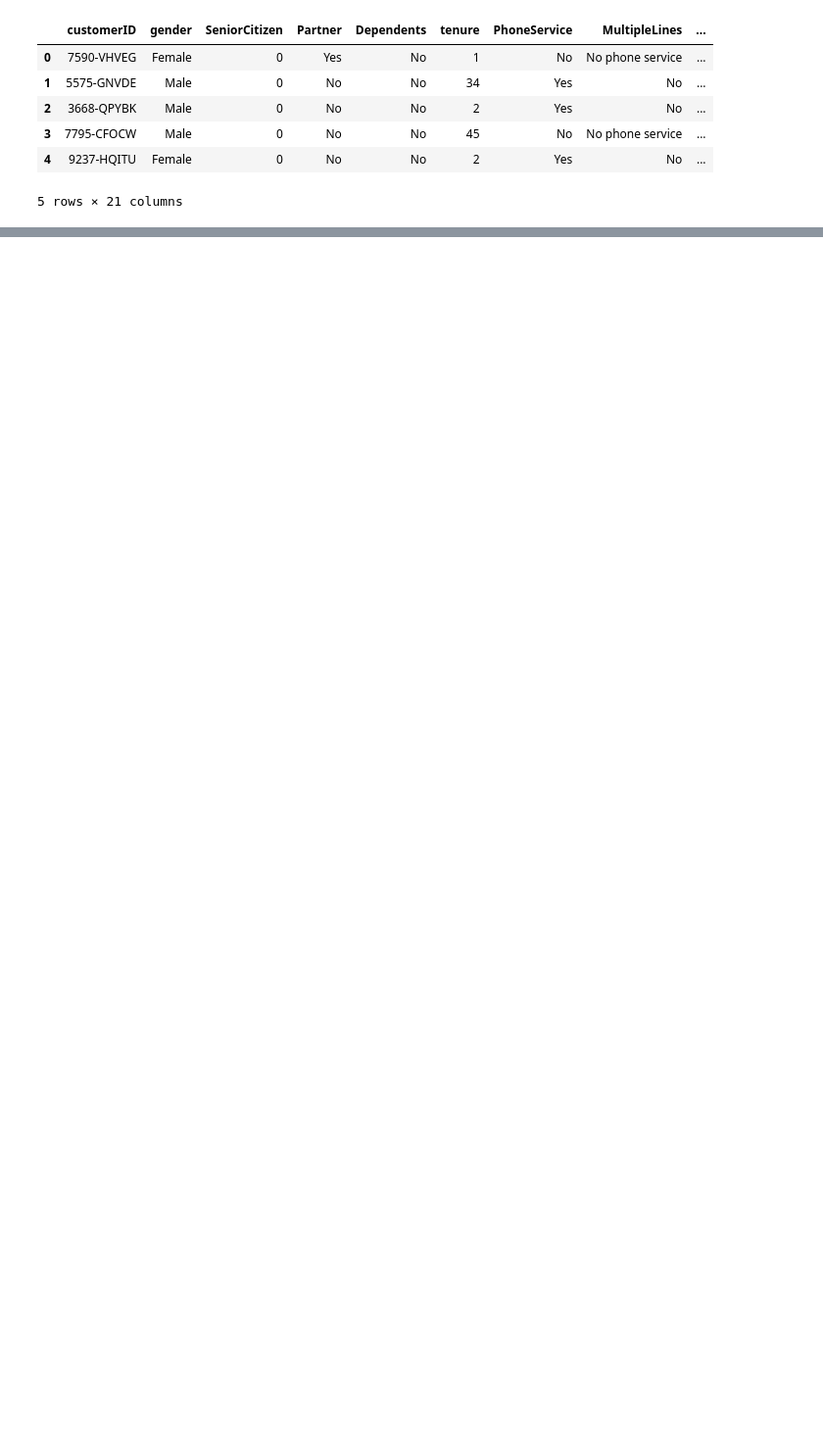
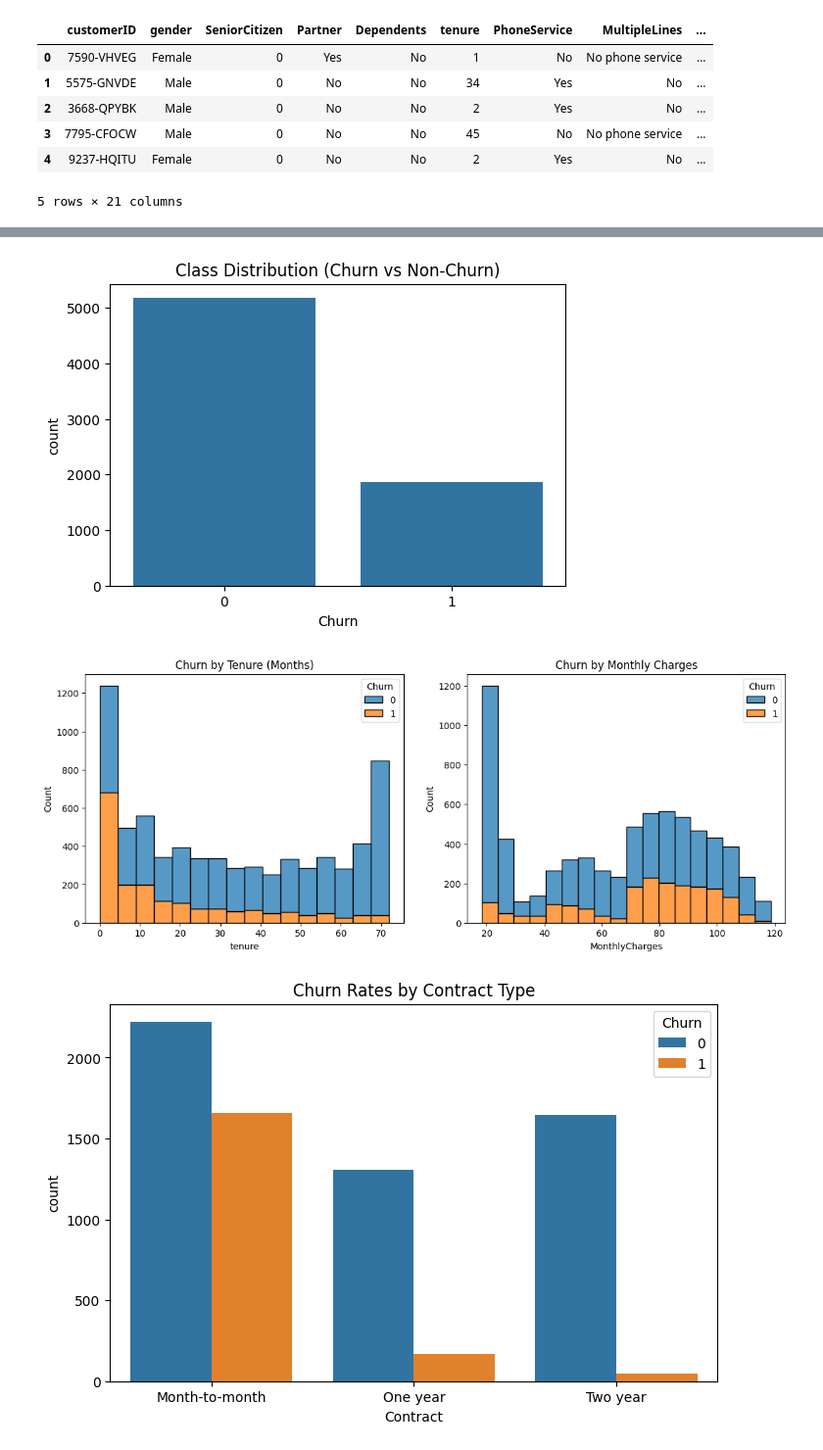
Before and after one commit to tejaz30/ML_comparitiveStudy, a Jupyter notebook: telecustomer.ipynb, the cells around one changed output, grey strips where cells are left out. Shown: that part at 98% size. Cells and saved outputs as stored; diff of their text form; code cells hidden in the pictures; blank space fills up the shorter version.

```diff
--- a/telecustomer.ipynb
+++ b/telecustomer.ipynb
@@ -53,0 +123,34 @@ dtype: float64
+# %%
+# 1. Target Balance
+# Always show if the classes are imbalanced (Telco is usually ~26% Churn)
+plt.figure(figsize=(6, 4))
+sns.countplot(x='Churn', data=df)
+plt.title("Class Distribution (Churn vs Non-Churn)")
+plt.show()
+
+# 2. Numerical Distributions (Tenure & Monthly Charges)
+# Insight: Do new customers leave more often? (Yes)
+fig, ax = plt.subplots(1, 2, figsize=(14, 5))
+sns.histplot(data=df, x='tenure', hue='Churn', multiple='stack', ax=ax[0])
+ax[0].set_title("Churn by Tenure (Months)")
+
+sns.histplot(data=df, x='MonthlyCharges', hue='Churn', multiple='stack', ax=ax[1])
+ax[1].set_title("Churn by Monthly Charges")
+plt.show()
+
+# 3. Categorical Impact (Contract Type)
+# Insight: Month-to-month contracts have HUGE churn compared to 2-year contracts.
+plt.figure(figsize=(8, 5))
+sns.countplot(x='Contract', hue='Churn', data=df)
+plt.title("Churn Rates by Contract Type")
+plt.show()
+
+#Payment Method impact
+plt.figure(figsize=(8,5))
+sns.countplot(x='PaymentMethod', hue='Churn', data = df)
+plt.title("Churn Rates by Payment Method")
+plt.show()
+# %% [output]
+[figure, added]
+[figure, added]
+[figure, added]
```
Also changed, not shown: parts of 14 cells of this notebook.
